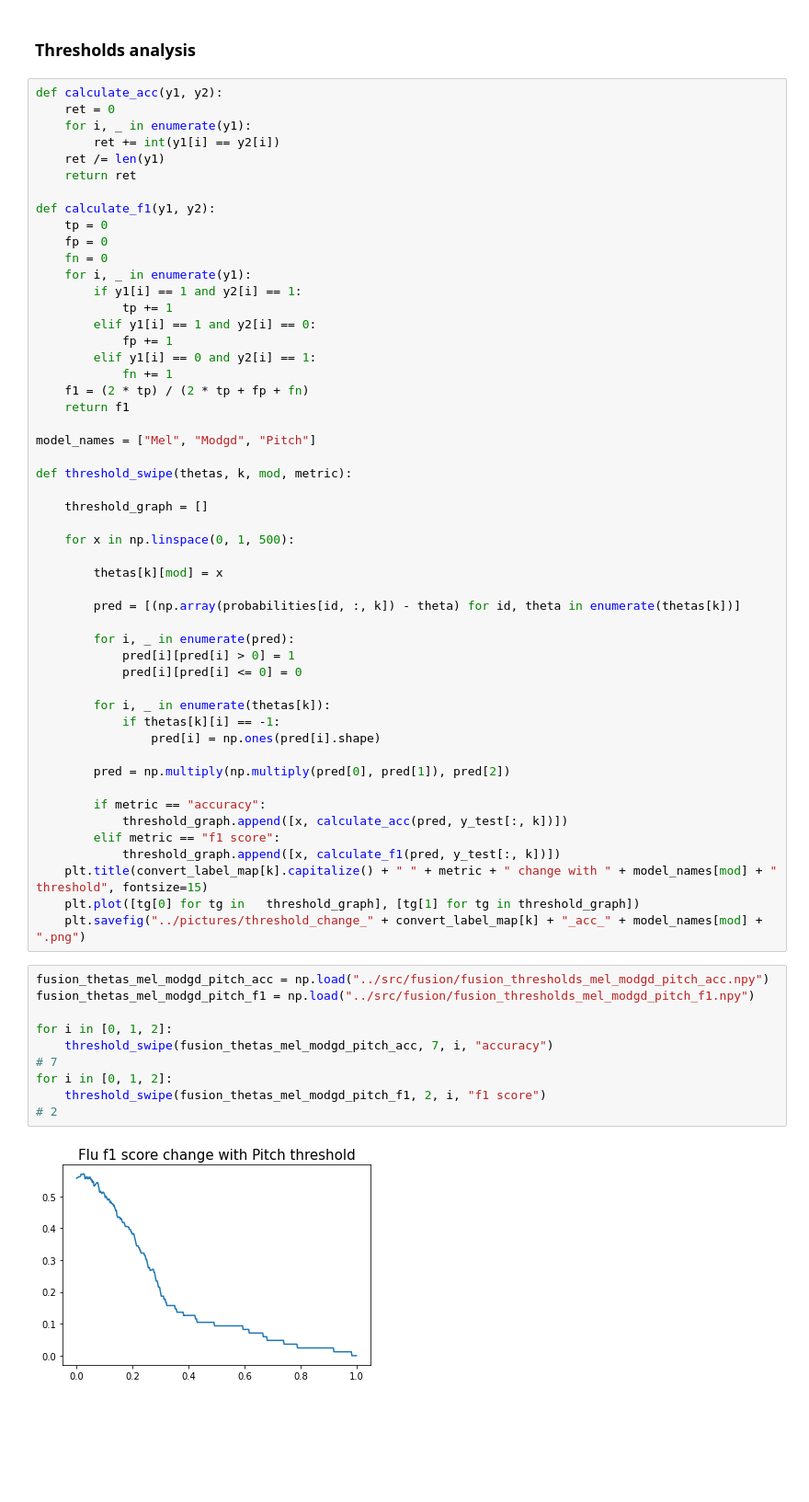
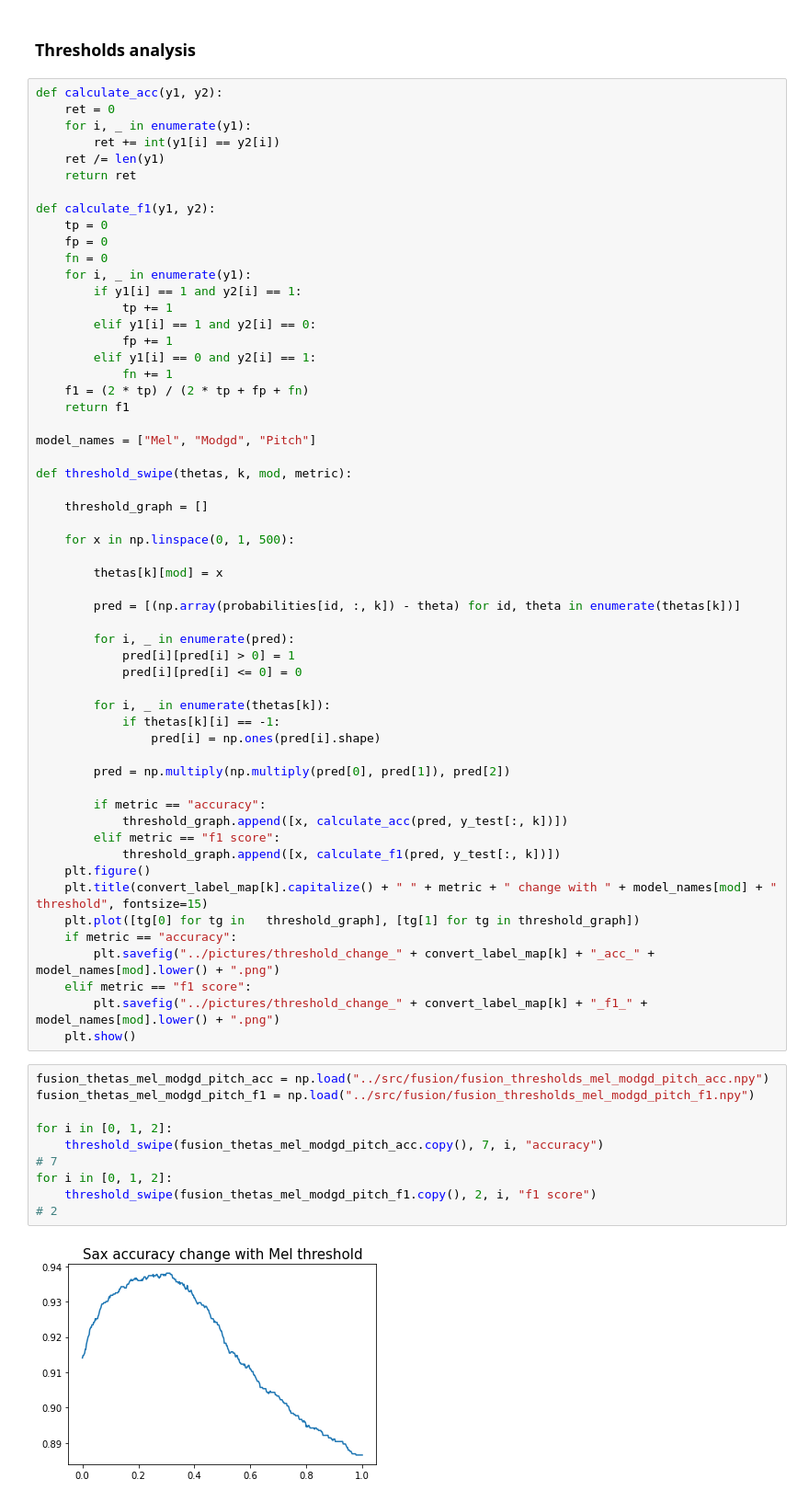
Before and after one commit to marmest/lightning-instrument-recognition, a Jupyter notebook: notebooks/visualizations.ipynb, the cells around one changed output. Shown at 92% size. Cells and saved outputs as stored; diff of their text form; blank space fills up the shorter version.

```diff
--- a/notebooks/visualizations.ipynb
+++ b/notebooks/visualizations.ipynb
@@ -455,18 +455,23 @@ def threshold_swipe(thetas, k, mod, metric):
             threshold_graph.append([x, calculate_acc(pred, y_test[:, k])])
         elif metric == "f1 score":
             threshold_graph.append([x, calculate_f1(pred, y_test[:, k])])
+    plt.figure()
     plt.title(convert_label_map[k].capitalize() + " " + metric + " change with " + model_names[mod] + " threshold", fontsize=15)
     plt.plot([tg[0] for tg in   threshold_graph], [tg[1] for tg in threshold_graph])
-    plt.savefig("../pictures/threshold_change_" + convert_label_map[k] + "_acc_" + model_names[mod] + ".png")
+    if metric == "accuracy":
+        plt.savefig("../pictures/threshold_change_" + convert_label_map[k] + "_acc_" + model_names[mod].lower() + ".png")
+    elif metric == "f1 score":
+        plt.savefig("../pictures/threshold_change_" + convert_label_map[k] + "_f1_" + model_names[mod].lower() + ".png")
+    plt.show()
 # %%
 fusion_thetas_mel_modgd_pitch_acc = np.load("../src/fusion/fusion_thresholds_mel_modgd_pitch_acc.npy")
 fusion_thetas_mel_modgd_pitch_f1 = np.load("../src/fusion/fusion_thresholds_mel_modgd_pitch_f1.npy")
 
 for i in [0, 1, 2]:
-    threshold_swipe(fusion_thetas_mel_modgd_pitch_acc, 7, i, "accuracy")
+    threshold_swipe(fusion_thetas_mel_modgd_pitch_acc.copy(), 7, i, "accuracy")
 # 7
 for i in [0, 1, 2]:
-    threshold_swipe(fusion_thetas_mel_modgd_pitch_f1, 2, i, "f1 score")
+    threshold_swipe(fusion_thetas_mel_modgd_pitch_f1.copy(), 2, i, "f1 score")
 # 2
 # %% [output]
-[figure, old version]
+[figure, new version]
```
Also changed, not shown: parts of 1 cell of this notebook.
